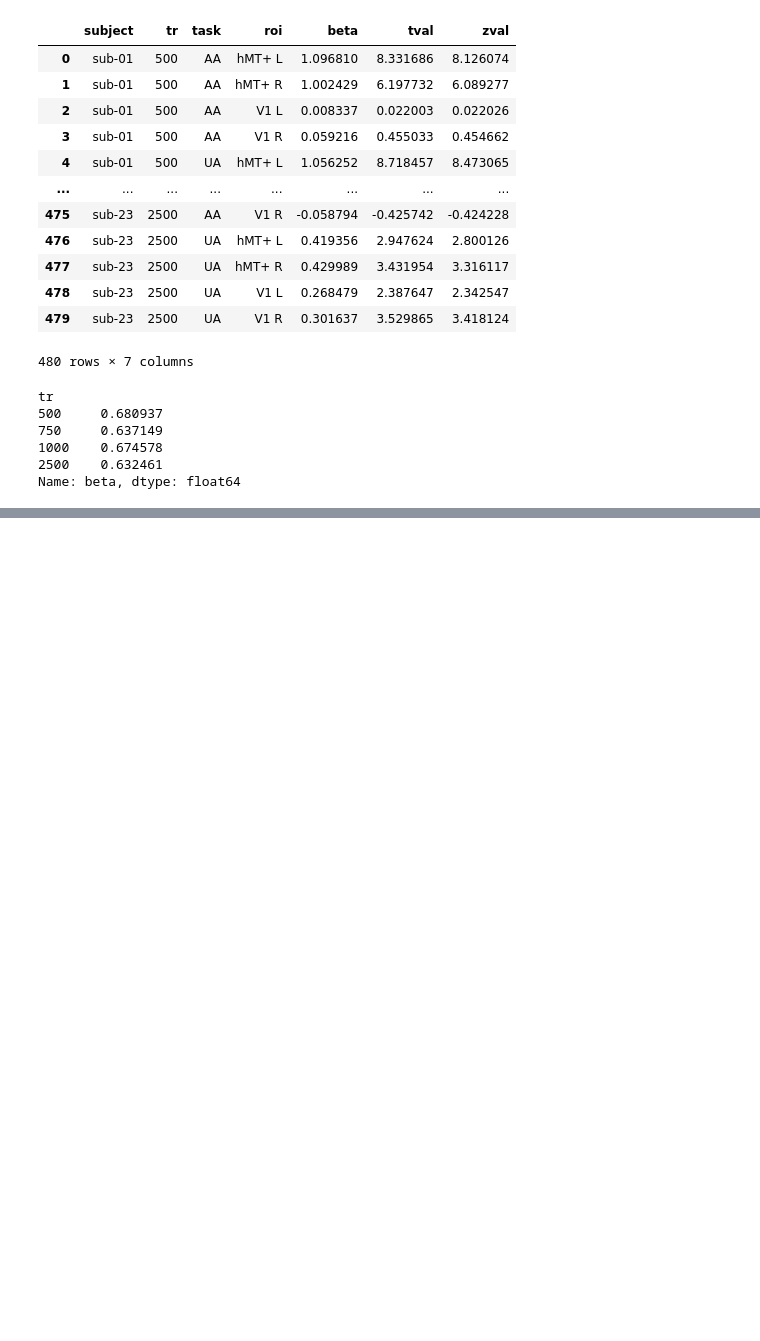
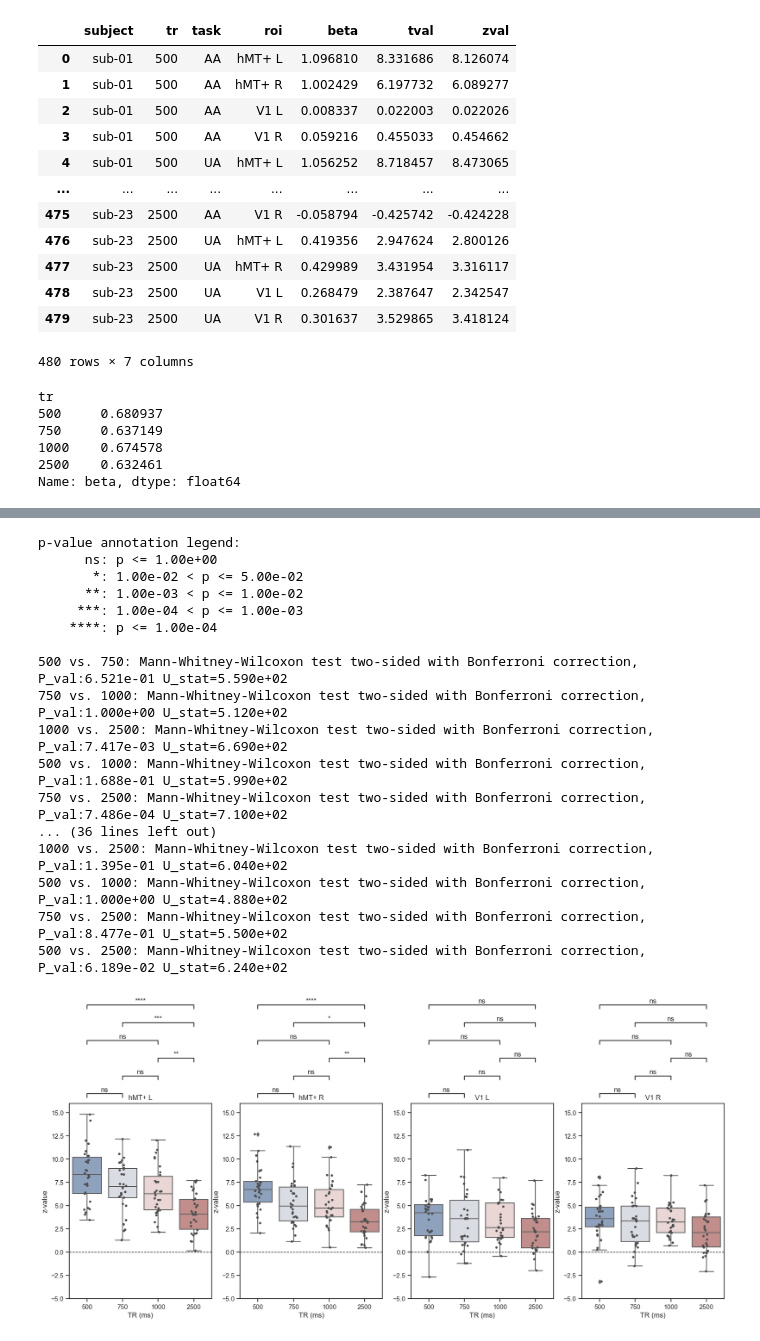
Before and after one commit to CIBIT-UC/vpmbtr, a Jupyter notebook: scripts/nilearn-roianalysis-AAUA.ipynb, the cells around one changed output, grey strips where cells are left out. Cells and saved outputs as stored; diff of their text form; code cells hidden in the pictures; blank space fills up the shorter version.

```diff
--- a/scripts/nilearn-roianalysis-AAUA.ipynb
+++ b/scripts/nilearn-roianalysis-AAUA.ipynb
@@ -214,0 +258,43 @@ sns.boxplot(x = 'tr', y = 'tval', data=DF.loc[DF['roi'] == 'hMT+ L', :])
+# %%
+# perform a boxplot of the z values for each ROI, splitting per TR
+
+fig,ax = plt.subplots(1,4,figsize=(20, 6))
+
+for ii in range(4):
+
+    # add points
+    sns.stripplot(x="tr", y="zval", data=DF.loc[DF['roi'] == roi_labels[ii], :],size=4, color=".3", linewidth=0, ax=ax[ii])
+
+    # boxplot
+    aux = sns.boxplot(x = 'tr', y = 'zval', data=DF.loc[DF['roi'] == roi_labels[ii], :], palette="vlag", ax=ax[ii])
+    aux.set_title(roi_labels[ii])
+    aux.set_ylim(-5, 16)
+    aux.set_ylabel('z-value')
+    aux.set_xlabel('TR (ms)')
+
+    # line in y=0
+    ax[ii].axhline(y=0, color='k', linestyle='--', linewidth=1)
+
+    # statistical comparisons between TRs
+    annotator = Annotator(ax[ii], TR_pairs, data=DF.loc[DF['roi'] == roi_labels[ii], :], x='tr', y='zval', order=TRs)
+    annotator.configure(test='Mann-Whitney', text_format='star', loc='outside', verbose=1, comparisons_correction='bonferroni')
+    annotator.apply_and_annotate()
+# %% [output]
+p-value annotation legend:
+      ns: p <= 1.00e+00
+       *: 1.00e-02 < p <= 5.00e-02
+      **: 1.00e-03 < p <= 1.00e-02
+     ***: 1.00e-04 < p <= 1.00e-03
+    ****: p <= 1.00e-04
+
+500 vs. 750: Mann-Whitney-Wilcoxon test two-sided with Bonferroni correction, P_val:6.521e-01 U_stat=5.590e+02
+750 vs. 1000: Mann-Whitney-Wilcoxon test two-sided with Bonferroni correction, P_val:1.000e+00 U_stat=5.120e+02
+1000 vs. 2500: Mann-Whitney-Wilcoxon test two-sided with Bonferroni correction, P_val:7.417e-03 U_stat=6.690e+02
+500 vs. 1000: Mann-Whitney-Wilcoxon test two-sided with Bonferroni correction, P_val:1.688e-01 U_stat=5.990e+02
+750 vs. 2500: Mann-Whitney-Wilcoxon test two-sided with Bonferroni correction, P_val:7.486e-04 U_stat=7.100e+02
+... (36 lines left out)
+1000 vs. 2500: Mann-Whitney-Wilcoxon test two-sided with Bonferroni correction, P_val:1.395e-01 U_stat=6.040e+02
+500 vs. 1000: Mann-Whitney-Wilcoxon test two-sided with Bonferroni correction, P_val:1.000e+00 U_stat=4.880e+02
+750 vs. 2500: Mann-Whitney-Wilcoxon test two-sided with Bonferroni correction, P_val:8.477e-01 U_stat=5.500e+02
+500 vs. 2500: Mann-Whitney-Wilcoxon test two-sided with Bonferroni correction, P_val:6.189e-02 U_stat=6.240e+02
+[figure, added]
```
Also changed, not shown: parts of 10 cells of this notebook.
